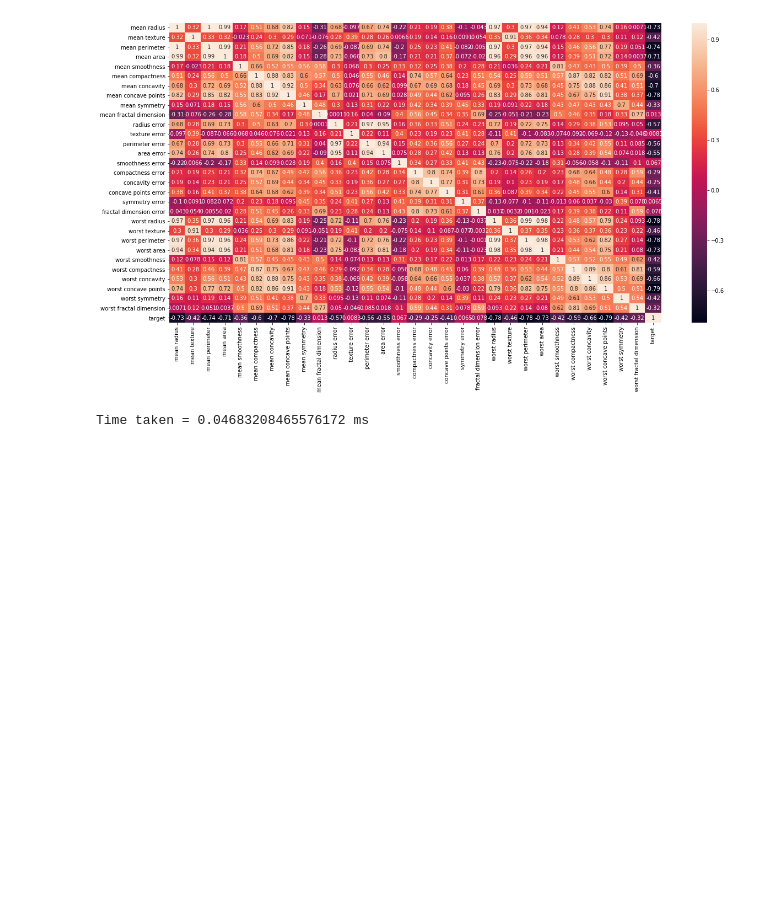
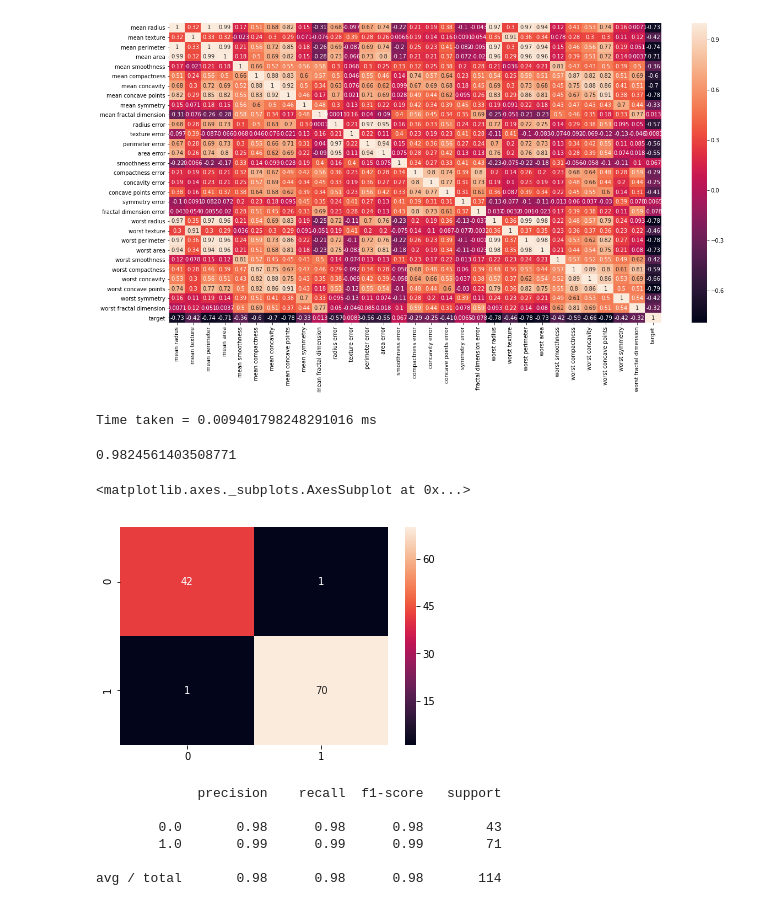
Before and after one commit to Vishal-V/100-Days-of-ML-Code, a Jupyter notebook: Disease Detection/breast_cancer_classification.ipynb, the cells around one changed output. Cells and saved outputs as stored; diff of their text form; code cells hidden in the pictures; blank space fills up the shorter version.

```diff
--- a/Disease Detection/breast_cancer_classification.ipynb
+++ b/Disease Detection/breast_cancer_classification.ipynb
@@ -99,6 +99,16 @@ X = df_data.drop(['target'], axis=1)
 Y = df_data['target']
 # %%
 X_train, X_test, Y_train, Y_test = train_test_split(X, Y, test_size=0.2, random_state=42)
+# %%
+# Normalization
+
+x_min = X_train.min()
+range_x = (X_train - x_min).max()
+X_train_scaled = (X_train - x_min)/range_x
+
+test_min = X_test.min()
+range_test = (X_test - test_min).max()
+X_test_scaled = (X_test - test_min)/range_test
 # %%
 from sklearn.svm import SVC
 from sklearn.metrics import accuracy_score, classification_report, confusion_matrix
@@ -106,7 +116,29 @@ from time import time
 
 model = SVC()
 t = time()
-model.fit(X_train, Y_train)
+model.fit(X_train_scaled, Y_train)
 print(f'Time taken = {time() - t} ms')
 # %% [output]
-Time taken = 0.04683208465576172 ms
+Time taken = 0.009401798248291016 ms
+# %%
+pred = model.predict(X_test_scaled)
+acc = accuracy_score(pred, Y_test)
+print(acc)
+# %% [output]
+0.9824561403508771
+# %%
+cm = confusion_matrix(Y_test, pred)
+# plt.figure(figsize=(20,10))
+sns.heatmap(cm, annot=True)
+# %% [output]
+<matplotlib.axes._subplots.AxesSubplot at 0x...>
+[figure, added]
+# %%
+print(classification_report(Y_test, pred))
+# %% [output]
+             precision    recall  f1-score   support
+
+        0.0       0.98      0.98      0.98        43
+        1.0       0.99      0.99      0.99        71
+
+avg / total       0.98      0.98      0.98       114
```
Also changed, not shown: parts of 8 cells of this notebook, 1 other file.
